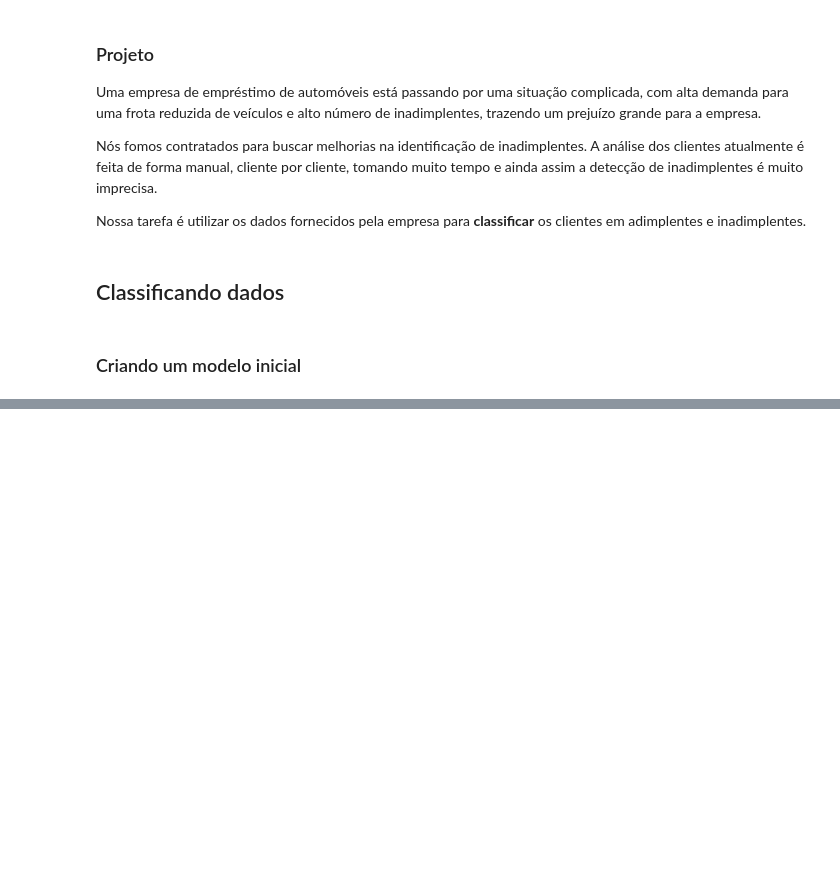
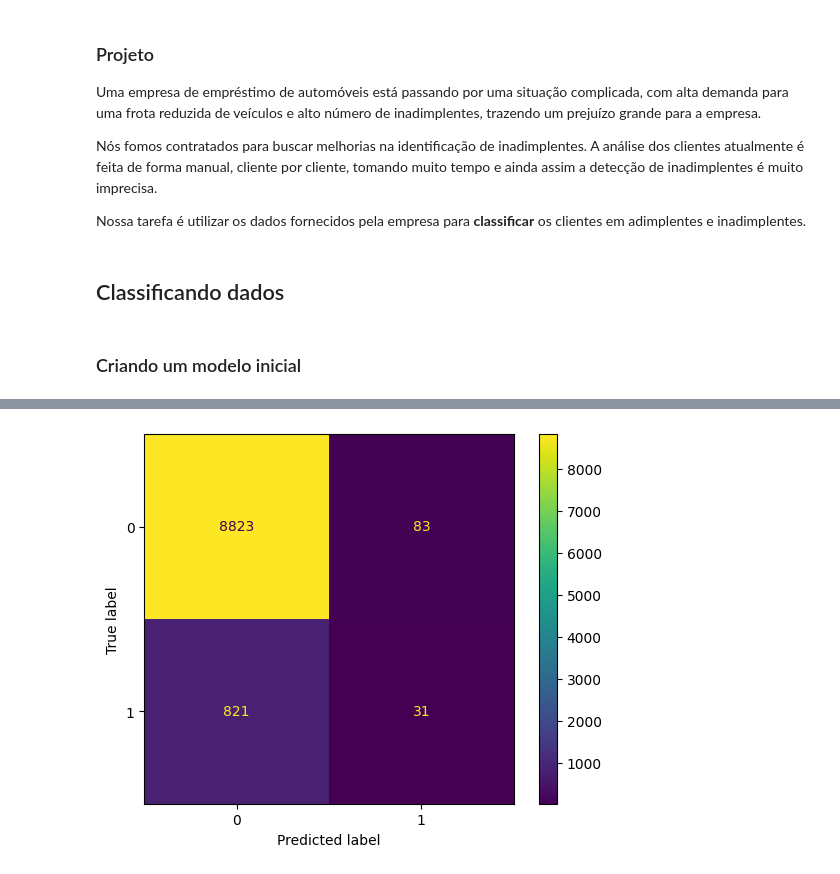
Before and after one commit to rafaelreisramos/oracle-one, a Jupyter notebook: classificacao-validacao-modelos-metricas-avaliacao/Classificacao-Validacaoo-e-metricas.ipynb, the cells around one changed output, grey strips where cells are left out. Cells and saved outputs as stored; diff of their text form; code cells hidden in the pictures; blank space fills up the shorter version.

```diff
--- a/classificacao-validacao-modelos-metricas-avaliacao/Classificacao-Validacaoo-e-metricas.ipynb
+++ b/classificacao-validacao-modelos-metricas-avaliacao/Classificacao-Validacaoo-e-metricas.ipynb
@@ -14,0 +201,3 @@ Nossa tarefa é utilizar os dados fornecidos pela empresa para **classificar** o
+# %%
+modelo = DecisionTreeClassifier()
+modelo.fit(x_treino, y_treino)
@@ -14,0 +208,5 @@ Nossa tarefa é utilizar os dados fornecidos pela empresa para **classificar** o
+# %%
+modelo = DecisionTreeClassifier()
+modelo.fit(x_treino, y_treino)
+print(f'Acurácia de treino: {modelo.score(x_treino, y_treino)}')
+print(f'Acurácia de validação: {modelo.score(x_val, y_val)}')
@@ -14,0 +232,5 @@ Nossa tarefa é utilizar os dados fornecidos pela empresa para **classificar** o
+# %%
+modelo = DecisionTreeClassifier(max_depth = 10)
+modelo.fit(x_treino, y_treino)
+print(f'Acurácia de treino: {modelo.score(x_treino, y_treino)}')
+print(f'Acurácia de validação: {modelo.score(x_val, y_val)}')
@@ -14,0 +284,4 @@ Nossa tarefa é utilizar os dados fornecidos pela empresa para **classificar** o
+# %%
+y_previsto = modelo.predict(x_val)
+matriz_confusao = confusion_matrix(y_val, y_previsto)
+print(matriz_confusao)
@@ -14,0 +305,5 @@ Nossa tarefa é utilizar os dados fornecidos pela empresa para **classificar** o
+# %%
+visualizacao = ConfusionMatrixDisplay(confusion_matrix = matriz_confusao)
+visualizacao.plot();
+# %% [output]
+[figure, added]
```
Also changed, not shown: parts of 45 cells of this notebook.
